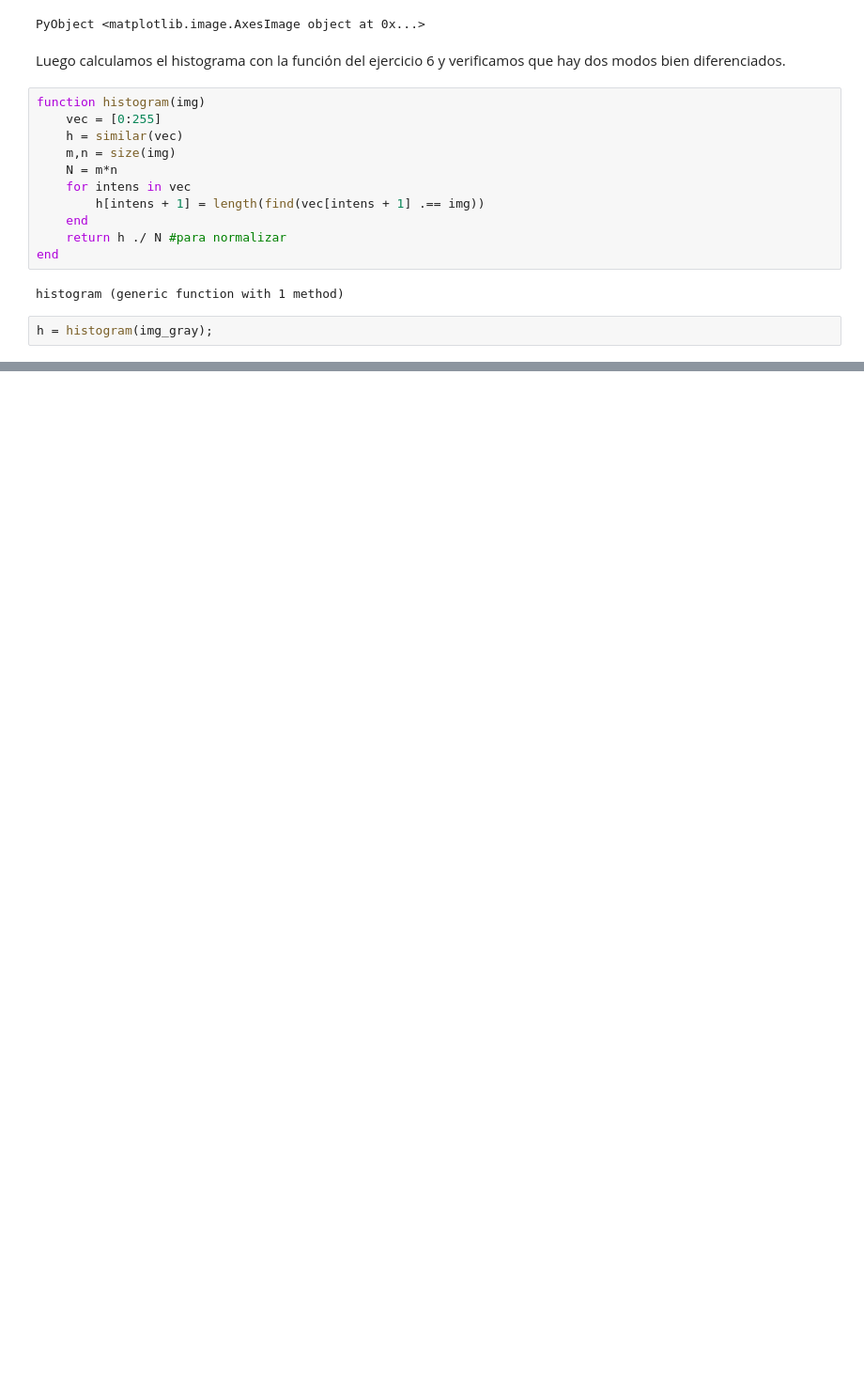
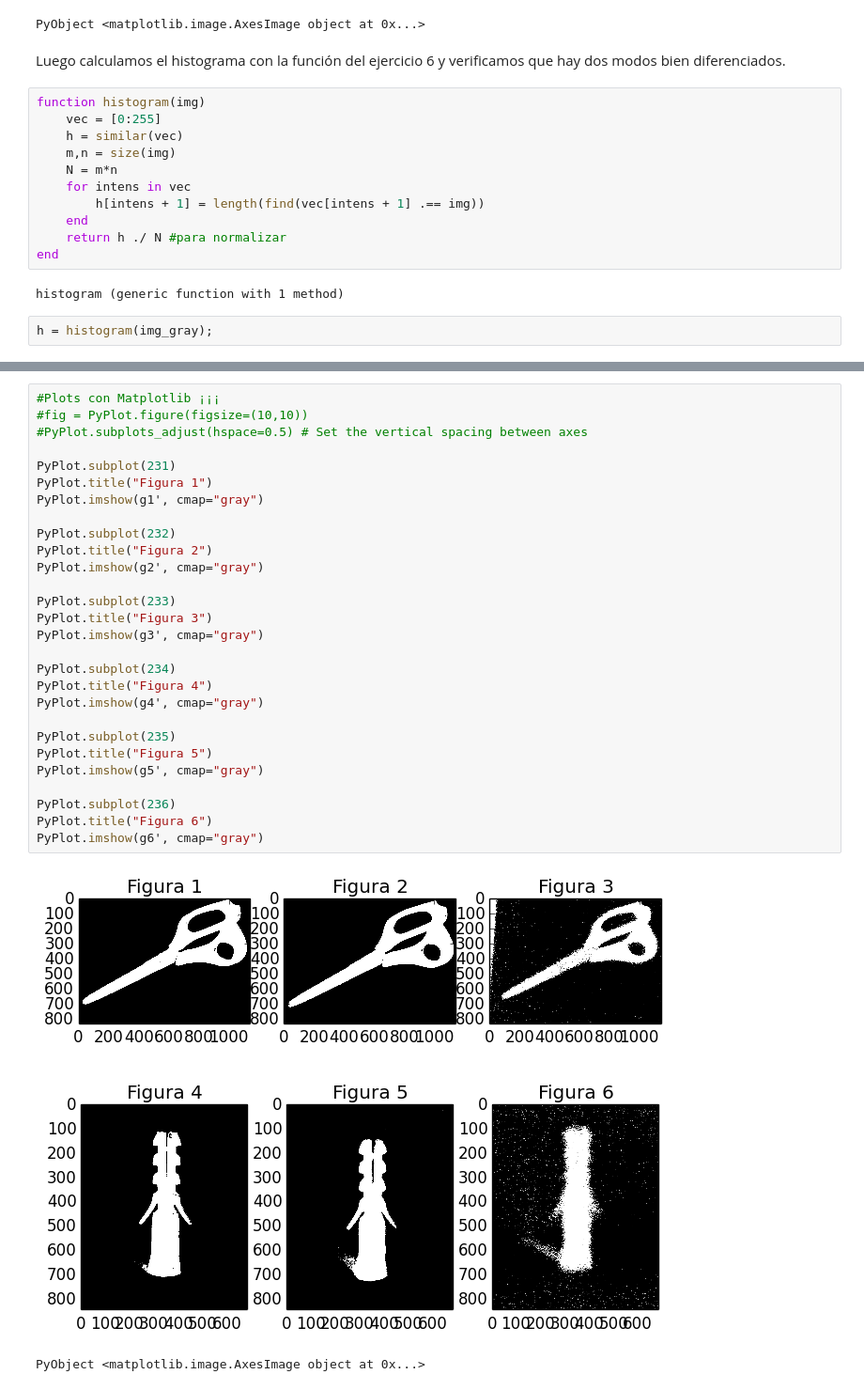
Before and after one commit to elsuizo/Practicas_vision, a Jupyter notebook: Practica1/Julia/ejercicio8.ipynb, the cells around one changed output, grey strips where cells are left out. Shown at 94% size. Cells and saved outputs as stored; diff of their text form; blank space fills up the shorter version.

```diff
--- a/Practica1/Julia/ejercicio8.ipynb
+++ b/Practica1/Julia/ejercicio8.ipynb
@@ -120,0 +150,31 @@ true
+# %%
+#Plots con Matplotlib ¡¡¡
+#fig = PyPlot.figure(figsize=(10,10))
+#PyPlot.subplots_adjust(hspace=0.5) # Set the vertical spacing between axes
+
+PyPlot.subplot(231)
+PyPlot.title("Figura 1")
+PyPlot.imshow(g1', cmap="gray")
+
+PyPlot.subplot(232)
+PyPlot.title("Figura 2")
+PyPlot.imshow(g2', cmap="gray")
+
+PyPlot.subplot(233)
+PyPlot.title("Figura 3")
+PyPlot.imshow(g3', cmap="gray")
+
+PyPlot.subplot(234)
+PyPlot.title("Figura 4")
+PyPlot.imshow(g4', cmap="gray")
+
+PyPlot.subplot(235)
+PyPlot.title("Figura 5")
+PyPlot.imshow(g5', cmap="gray")
+
+PyPlot.subplot(236)
+PyPlot.title("Figura 6")
+PyPlot.imshow(g6', cmap="gray")
+# %% [output]
+[figure, added]
+PyObject <matplotlib.image.AxesImage object at 0x...>
```
Also changed, not shown: parts of 18 cells of this notebook.
